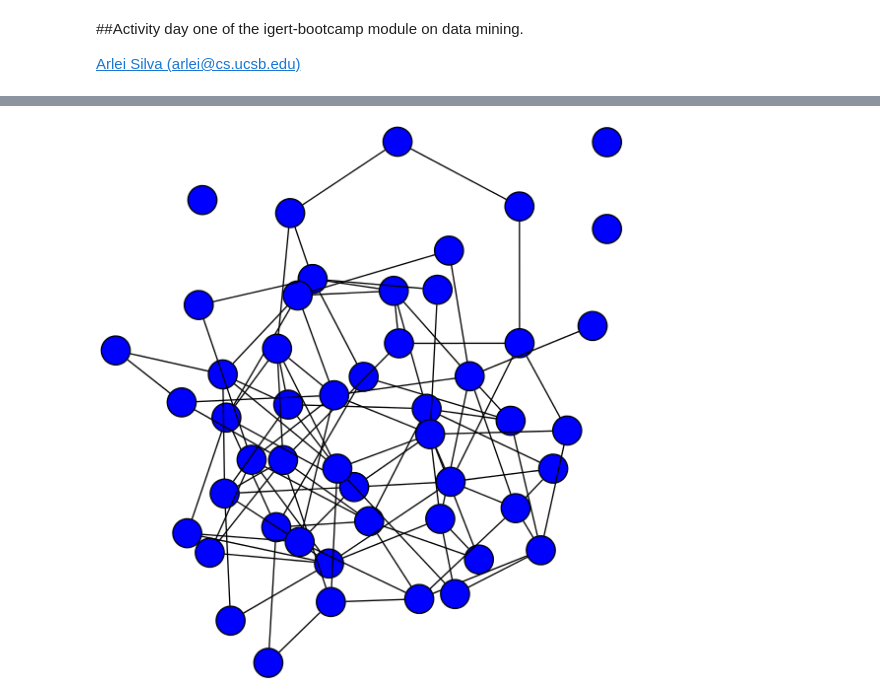
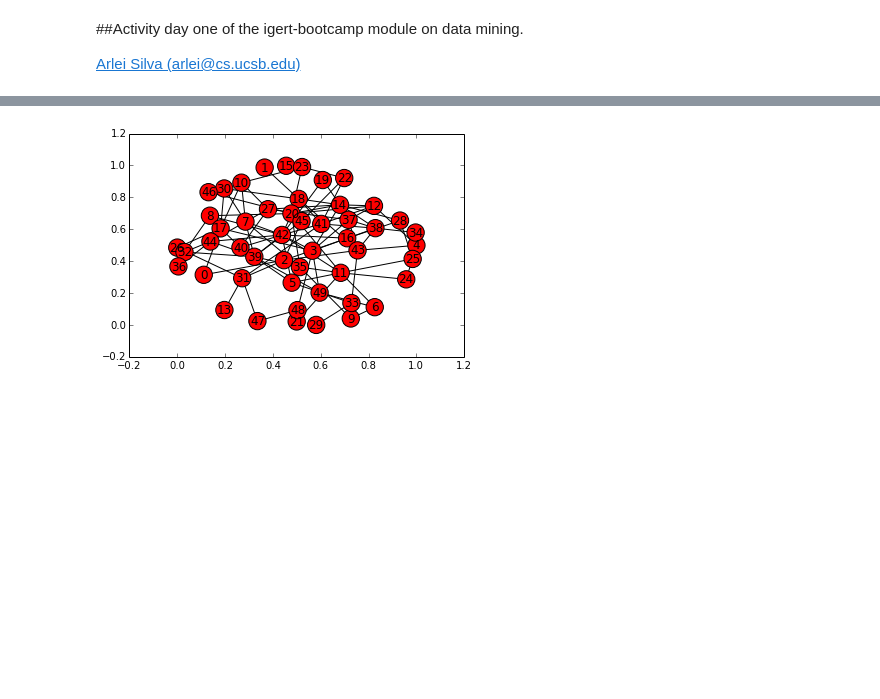
Before and after one commit to LucaFoschini/IGERTBootcamp, a Jupyter notebook: notebooks/day6/Experiments with Random Graphs.ipynb, the cells around one changed output, grey strips where cells are left out. Cells and saved outputs as stored; diff of their text form; code cells hidden in the pictures; blank space fills up the shorter version.

Commit message:
reverted to non graphviz

```diff
--- a/notebooks/day6/Experiments with Random Graphs.ipynb
+++ b/notebooks/day6/Experiments with Random Graphs.ipynb
@@ -82,12 +82,14 @@ clustering random1:  0.125095238095
 diameter random1: inf
 <matplotlib.figure.Figure at 0x...>
 # %%
-
-output_file = "data/random2_graph.png"
-draw(rand2, output_file)
-Image(output_file)
+if use_graphviz:
+    output_file = "data/random2_graph.png"
+    draw(rand2, output_file)
+    Image(output_file)
+else:
+    nx.draw_networkx(rand2)
 # %% [output]
-[figure, old version]
+[figure, new version]
 # %%
 degree_distribution(rand2, "data/random2_deg.pdf")
 betweenness_distribution(rand2, "data/random2_betw.pdf")
```
Also changed, not shown: parts of 5 cells of this notebook.
